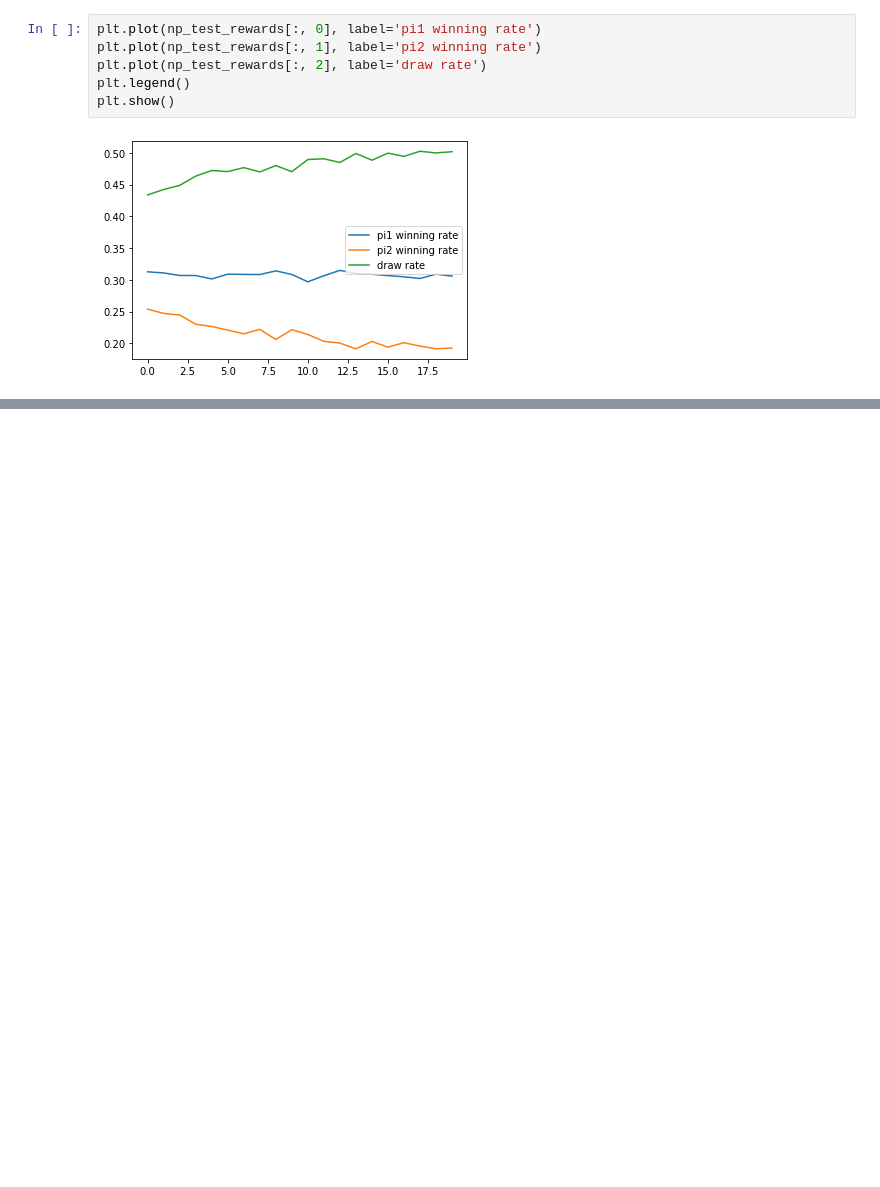
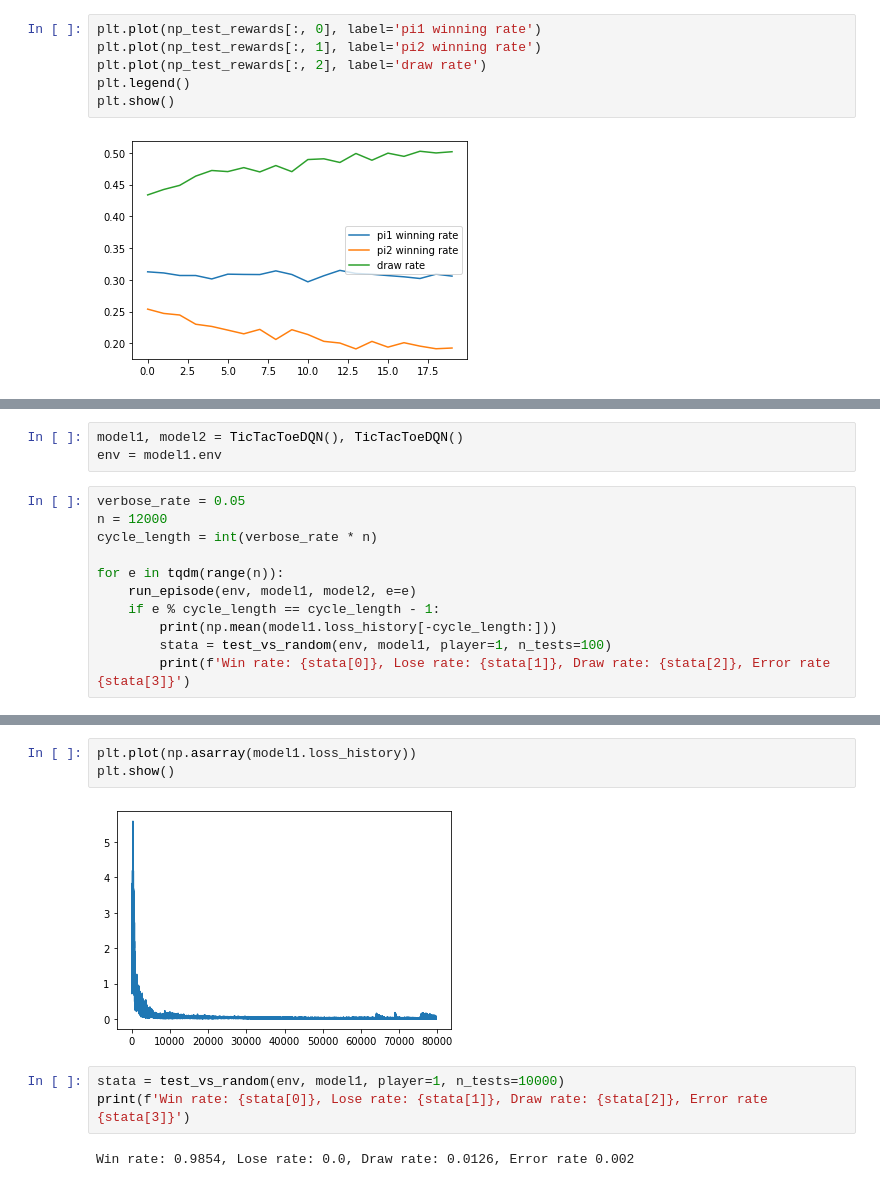
Before and after one commit to ShmelevYury/reinforce_hw2, a Jupyter notebook: hw2.ipynb, the cells around one changed output, grey strips where cells are left out. Drawn from its saved outputs; the diff is of its cells as text; blank space fills up the shorter version.

```diff
--- a/hw2.ipynb
+++ b/hw2.ipynb
@@ -422,0 +635,14 @@ plt.show()
+# %%
+model1, model2 = TicTacToeDQN(), TicTacToeDQN()
+env = model1.env
+# %%
+verbose_rate = 0.05
+n = 12000
+cycle_length = int(verbose_rate * n)
+
+for e in tqdm(range(n)):
+    run_episode(env, model1, model2, e=e)
+    if e % cycle_length == cycle_length - 1:
+        print(np.mean(model1.loss_history[-cycle_length:]))
+        stata = test_vs_random(env, model1, player=1, n_tests=100)
+        print(f'Win rate: {stata[0]}, Lose rate: {stata[1]}, Draw rate: {stata[2]}, Error rate {stata[3]}')
@@ -422,0 +667,10 @@ plt.show()
+# %%
+plt.plot(np.asarray(model1.loss_history))
+plt.show()
+# %% [output]
+[figure, added]
+# %%
+stata = test_vs_random(env, model1, player=1, n_tests=10000)
+print(f'Win rate: {stata[0]}, Lose rate: {stata[1]}, Draw rate: {stata[2]}, Error rate {stata[3]}')
+# %% [output]
+Win rate: 0.9854, Lose rate: 0.0, Draw rate: 0.0126, Error rate 0.002
```
Also changed, not shown: parts of 9 cells of this notebook.
